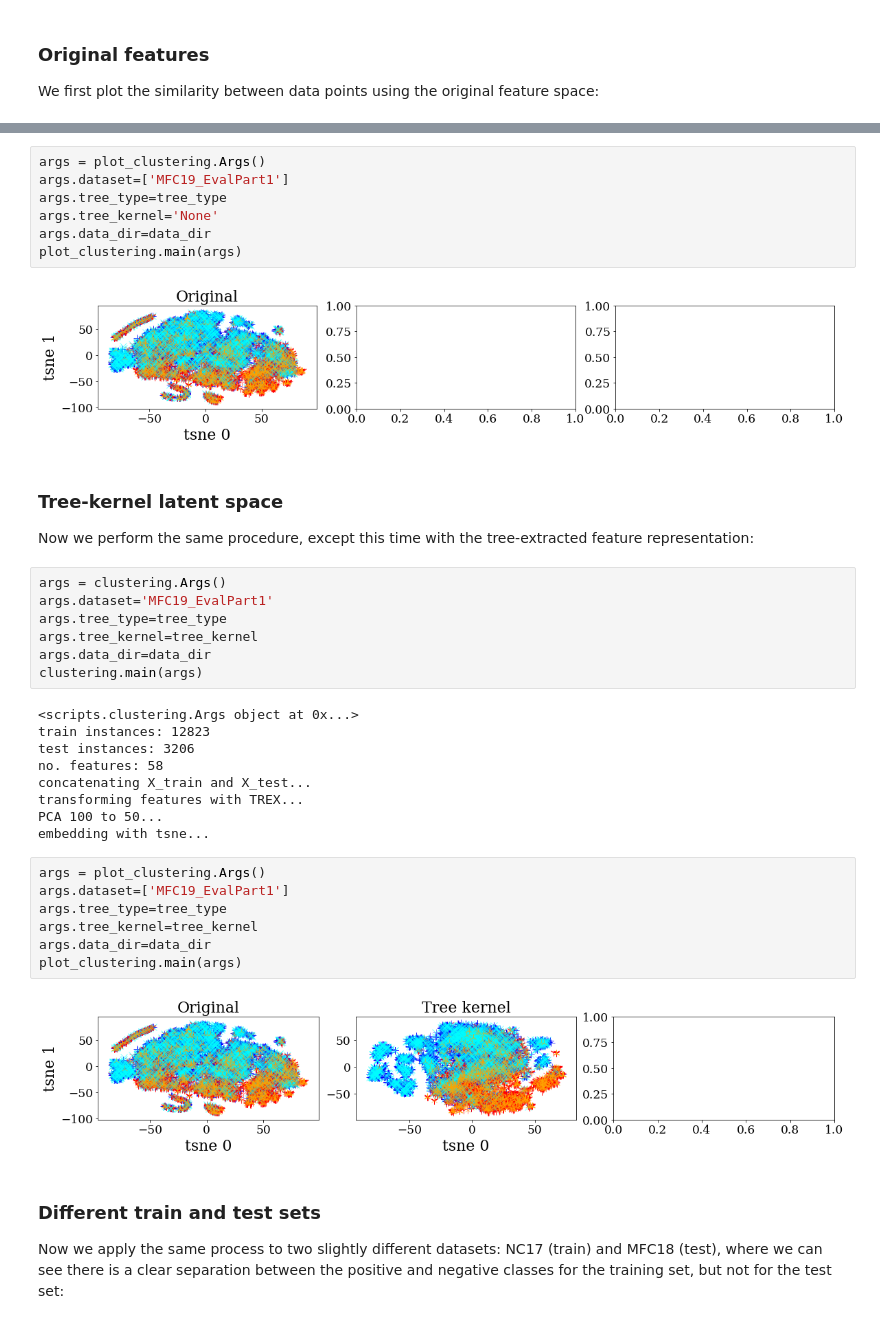
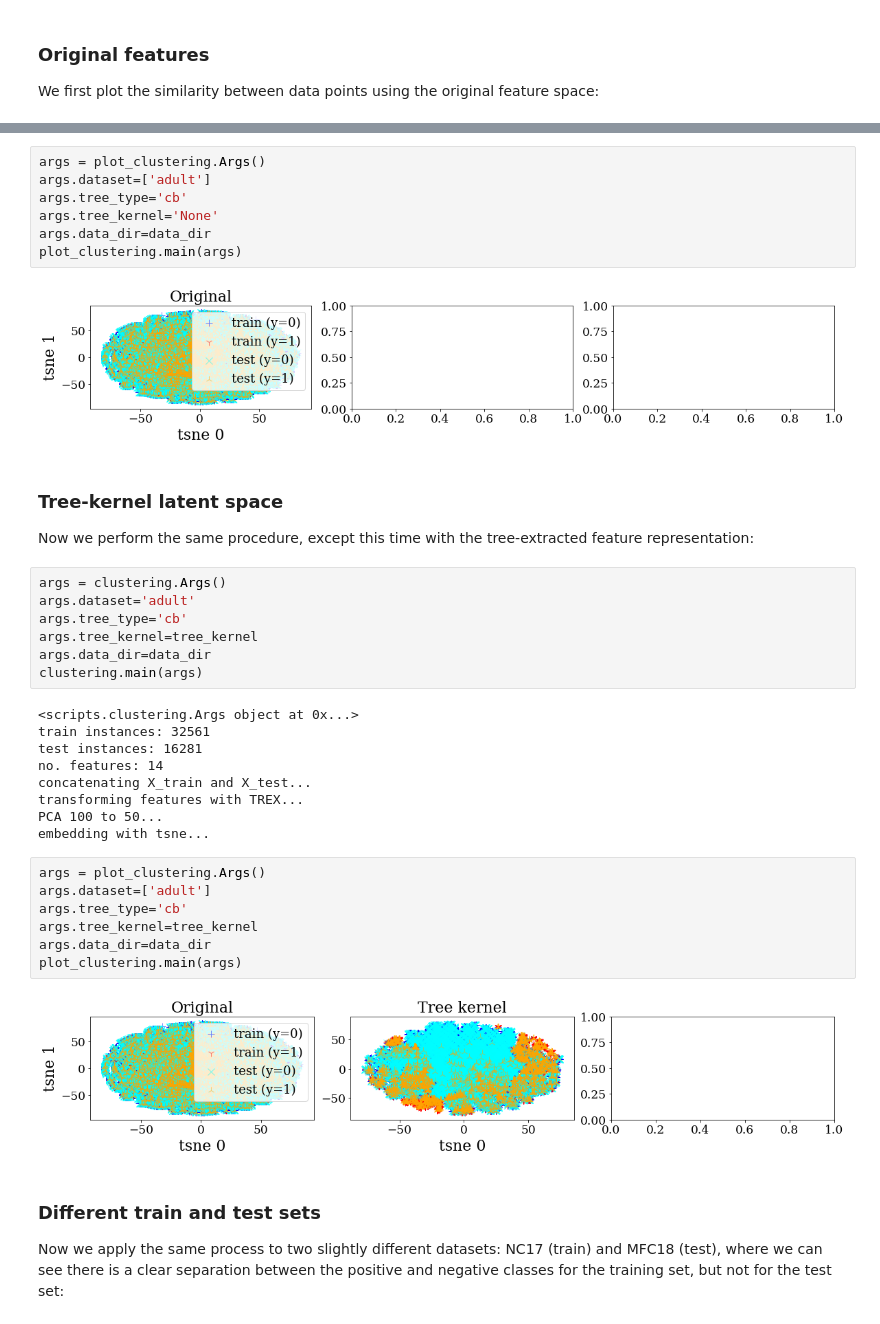
Before and after one commit to jjbrophy47/trex, a Jupyter notebook: experiments/notebooks/medifor.ipynb, the cells around one changed output, grey strips where cells are left out. Saved outputs shown, nothing was run; the diff lists cells and outputs as text.

```diff
--- a/experiments/notebooks/medifor.ipynb
+++ b/experiments/notebooks/medifor.ipynb
@@ -39,41 +38,41 @@ concatenating X_train and X_test...
 embedding with tsne...
 # %%
 args = plot_clustering.Args()
-args.dataset=['MFC19_EvalPart1']
-args.tree_type=tree_type
+args.dataset=['adult']
+args.tree_type='cb'
 args.tree_kernel='None'
 args.data_dir=data_dir
 plot_clustering.main(args)
 # %% [output]
-[figure, old version]
+[figure, new version]
 # %% [markdown]
 ### Tree-kernel latent space
 Now we perform the same procedure, except this time with the tree-extracted feature representation:
 # %%
 args = clustering.Args()
-args.dataset='MFC19_EvalPart1'
-args.tree_type=tree_type
+args.dataset='adult'
+args.tree_type='cb'
 args.tree_kernel=tree_kernel
 args.data_dir=data_dir
 clustering.main(args)
 # %% [output]
 <scripts.clustering.Args object at 0x...>
-train instances: 12823
-test instances: 3206
-no. features: 58
+train instances: 32561
+test instances: 16281
+no. features: 14
 concatenating X_train and X_test...
 transforming features with TREX...
 PCA 100 to 50...
 embedding with tsne...
 # %%
 args = plot_clustering.Args()
-args.dataset=['MFC19_EvalPart1']
-args.tree_type=tree_type
+args.dataset=['adult']
+args.tree_type='cb'
 args.tree_kernel=tree_kernel
 args.data_dir=data_dir
 plot_clustering.main(args)
 # %% [output]
-[figure, old version]
+[figure, new version]
 # %% [markdown]
 ### Different train and test sets
 Now we apply the same process to two slightly different datasets: NC17 (train) and MFC18 (test), where we can see there is a clear separation between the positive and negative classes for the training set, but not for the test set:
```
Also changed, not shown: parts of 5 cells of this notebook, 11 other files.
